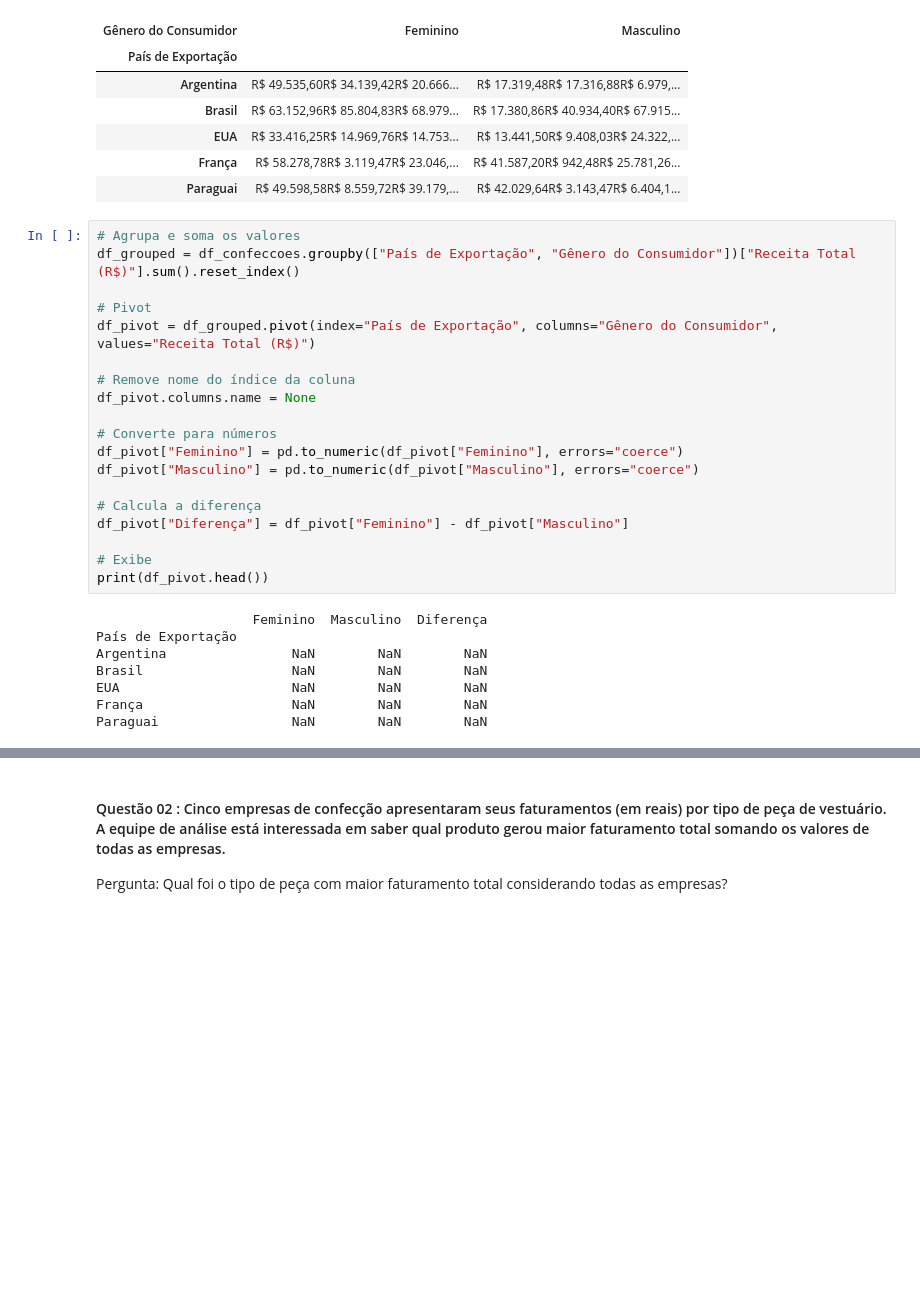
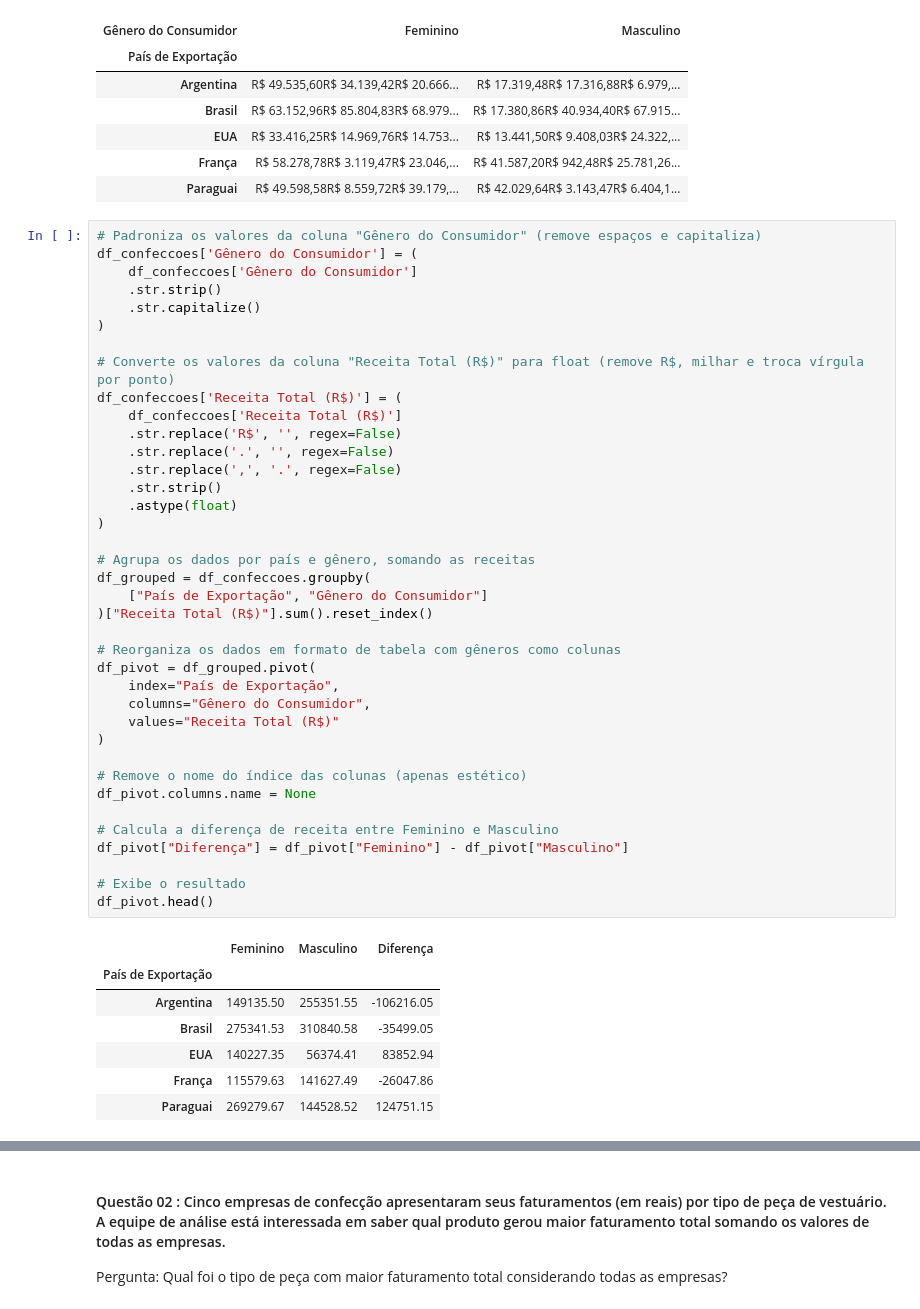
Before and after one commit to barbaraluizaoliveira/base-polo-confeccoes-dataset, a Jupyter notebook: N06_Simulador_Confecções.ipynb, the cells around one changed output, grey strips where cells are left out. Saved outputs shown, nothing was run; the diff lists cells and outputs as text; blank space fills up the shorter version.

```diff
--- a/N06_Simulador_Confecções.ipynb
+++ b/N06_Simulador_Confecções.ipynb
@@ -48,32 +48,51 @@ df_pivot.head()
 | França | R$ 58.278,78R$ 3.119,47R$ 23.046,... | R$ 41.587,20R$ 942,48R$ 25.781,26... |
 | Paraguai | R$ 49.598,58R$ 8.559,72R$ 39.179,... | R$ 42.029,64R$ 3.143,47R$ 6.404,1... |
 # %%
-# Agrupa e soma os valores
-df_grouped = df_confeccoes.groupby(["País de Exportação", "Gênero do Consumidor"])["Receita Total (R$)"].sum().reset_index()
+# Padroniza os valores da coluna "Gênero do Consumidor" (remove espaços e capitaliza)
+df_confeccoes['Gênero do Consumidor'] = (
+    df_confeccoes['Gênero do Consumidor']
+    .str.strip()
+    .str.capitalize()
+)
 
-# Pivot
-df_pivot = df_grouped.pivot(index="País de Exportação", columns="Gênero do Consumidor", values="Receita Total (R$)")
+# Converte os valores da coluna "Receita Total (R$)" para float (remove R$, milhar e troca vírgula por ponto)
+df_confeccoes['Receita Total (R$)'] = (
+    df_confeccoes['Receita Total (R$)']
+    .str.replace('R$', '', regex=False)
+    .str.replace('.', '', regex=False)
+    .str.replace(',', '.', regex=False)
+    .str.strip()
+    .astype(float)
+)
 
-# Remove nome do índice da coluna
+# Agrupa os dados por país e gênero, somando as receitas
+df_grouped = df_confeccoes.groupby(
+    ["País de Exportação", "Gênero do Consumidor"]
+)["Receita Total (R$)"].sum().reset_index()
+
+# Reorganiza os dados em formato de tabela com gêneros como colunas
+df_pivot = df_grouped.pivot(
+    index="País de Exportação",
+    columns="Gênero do Consumidor",
+    values="Receita Total (R$)"
+)
+
+# Remove o nome do índice das colunas (apenas estético)
 df_pivot.columns.name = None
 
-# Converte para números
-df_pivot["Feminino"] = pd.to_numeric(df_pivot["Feminino"], errors="coerce")
-df_pivot["Masculino"] = pd.to_numeric(df_pivot["Masculino"], errors="coerce")
-
-# Calcula a diferença
+# Calcula a diferença de receita entre Feminino e Masculino
 df_pivot["Diferença"] = df_pivot["Feminino"] - df_pivot["Masculino"]
 
-# Exibe
-print(df_pivot.head())
+# Exibe o resultado
+df_pivot.head()
 # %% [output]
-                    Feminino  Masculino  Diferença
-País de Exportação
-Argentina                NaN        NaN        NaN
-Brasil                   NaN        NaN        NaN
-EUA                      NaN        NaN        NaN
-França                   NaN        NaN        NaN
-Paraguai                 NaN        NaN        NaN
+|  | Feminino | Masculino | Diferença |
+| País de Exportação |  |  |  |
+| Argentina | 149135.50 | 255351.55 | -106216.05 |
+| Brasil | 275341.53 | 310840.58 | -35499.05 |
+| EUA | 140227.35 | 56374.41 | 83852.94 |
+| França | 115579.63 | 141627.49 | -26047.86 |
+| Paraguai | 269279.67 | 144528.52 | 124751.15 |
 # %%
 # Calcula total exportado e proporção feminina
 df_pivot["Total"] = df_pivot["Feminino"] + df_pivot["Masculino"]
```
Also changed, not shown: parts of 1 cell of this notebook.
